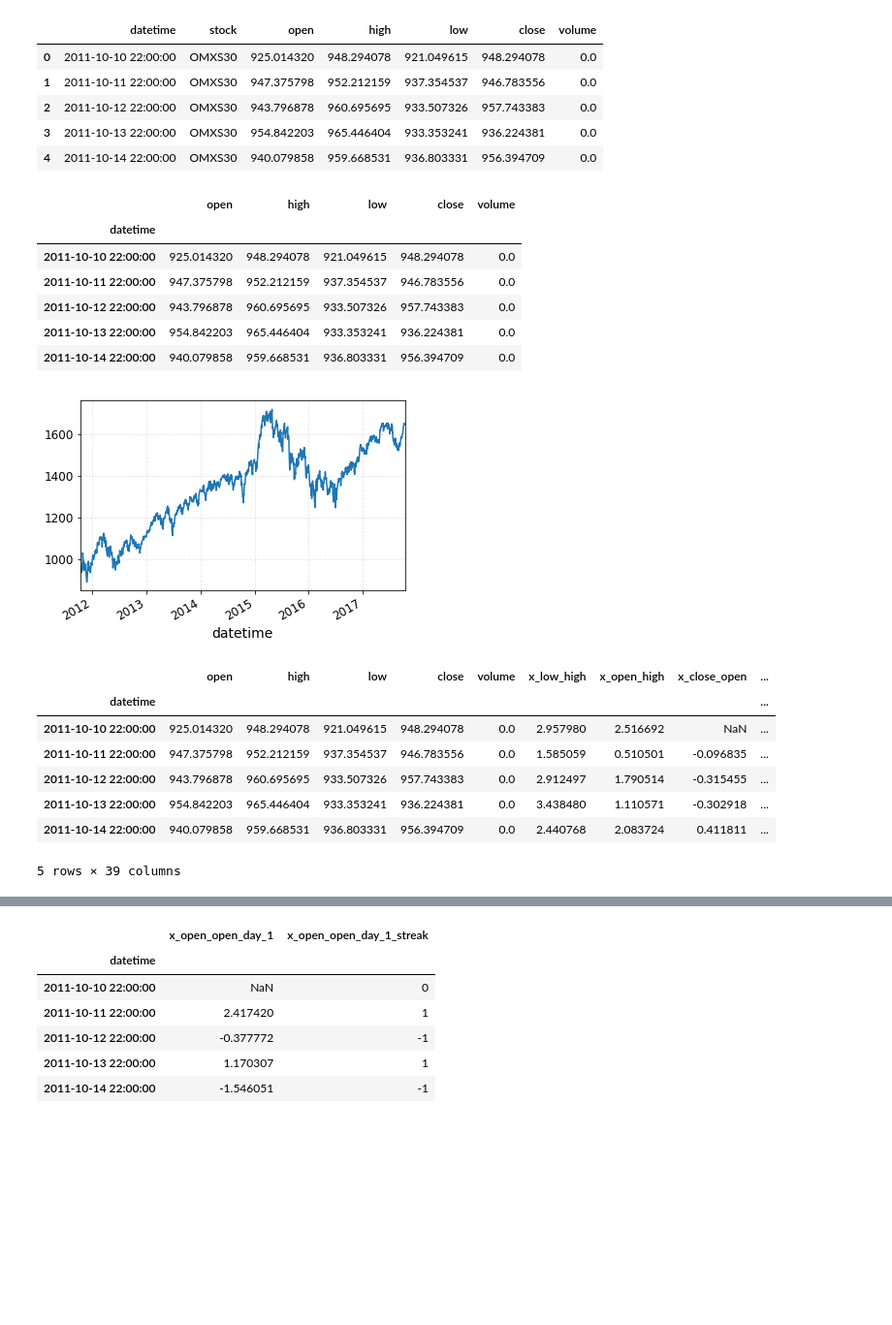
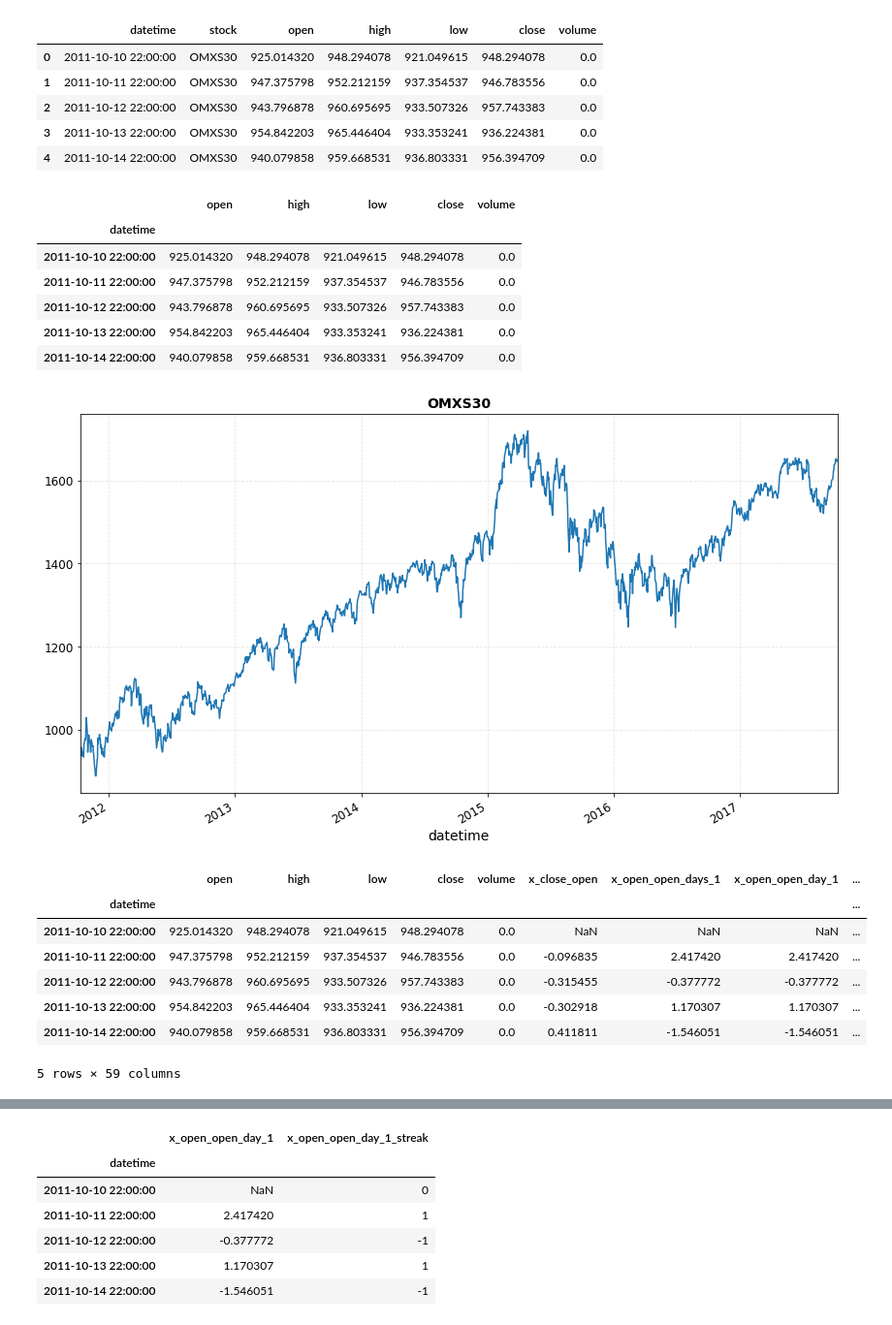
Before and after one commit to Hjartarson/stock-market, a Jupyter notebook: make-report-OMXS30.ipynb, the cells around one changed output, grey strips where cells are left out. Shown: that part at 97% size. Cells and saved outputs as stored; diff of their text form; code cells hidden in the pictures; blank space fills up the shorter version.

```diff
--- a/make-report-OMXS30.ipynb
+++ b/make-report-OMXS30.ipynb
@@ -52,25 +50,23 @@ memory usage: 81.3+ KB
 | 3 | 2011-10-13 22:00:00 | OMXS30 | 954.842203 | 965.446404 | 933.353241 | 936.224381 | 0.0 |
 | 4 | 2011-10-14 22:00:00 | OMXS30 | 940.079858 | 959.668531 | 936.803331 | 956.394709 | 0.0 |
 # %%
+plt.rc('figure', figsize=(14, 8),titlesize=16)
+
 df = df.groupby(['datetime']).sum()
-df['close'].plot(grid=True)
+df['close'].plot(grid=True, title = 'OMXS30')
 df.head()
 # %% [output]
 |  | open | high | low | close | volume |
 | datetime |  |  |  |  |  |
 | 2011-10-10 22:00:00 | 925.014320 | 948.294078 | 921.049615 | 948.294078 | 0.0 |
 | 2011-10-11 22:00:00 | 947.375798 | 952.212159 | 937.354537 | 946.783556 | 0.0 |
 | 2011-10-12 22:00:00 | 943.796878 | 960.695695 | 933.507326 | 957.743383 | 0.0 |
 | 2011-10-13 22:00:00 | 954.842203 | 965.446404 | 933.353241 | 936.224381 | 0.0 |
 | 2011-10-14 22:00:00 | 940.079858 | 959.668531 | 936.803331 | 956.394709 | 0.0 |
-[figure, old version]
+[figure, new version]
 # %%
 # ADD MEASURES
 
-df = df.join(df['high'].div(df['low'])
-                         .sub(1).mul(100).rename('x_low_high'))
-df = df.join(df['high'].div(df['open'])
-                         .sub(1).mul(100).rename('x_open_high'))
 # SHIFT SINGLE
 # open/close.shift(1) = GAP
 # close/close.shift(1) = GAP + DAY CHANGE (WHAT YOU SEE)
@@ -85,10 +81,23 @@ for days in np.arange(1,11):
     df = df.join(df['open'].shift(periods=days-1).div(df['open'].shift(periods=days))
                              .sub(1).mul(100).rename('x_open_open_day_'+str(days)))
 
+for days in np.arange(1,11):
+    # look at at days back total change
+    df = df.join(df['high'].shift(periods=1).div(df['low'].shift(periods=days))
+                             .sub(1).mul(100).rename('x_low_high_days_'+str(days)))
+    # Look at days back daily change
+    df = df.join(df['high'].shift(periods=days).div(df['low'].shift(periods=days))
+                             .sub(1).mul(100).rename('x_low_high_day_'+str(days)))
+
 #PREDICTORS, SHIFT BOTH BACK IN TIME, SEE IN FUTURE
 #GAP FIRST DAY EXCLUDED SINCE CLOSE PRICE INCLUDED IN X (NO TIME TO TRADE)
 # close.shift(-1)/open.shift(1) = NEXT DAY OUTCOME
 # close.shift(-days)/open.shift(1) = NEXT X DAYS OUTCOME
+
+df = df.join(df['high'].div(df['low'])
+                         .sub(1).mul(100).rename('y_low_high'))
+df = df.join(df['high'].div(df['open'])
+                         .sub(1).mul(100).rename('y_open_high'))
 
 for days in np.arange(0,11):
     df = df.join(df['close'].shift(periods=-days).div(df['open'])
@@ -96,11 +105,11 @@ for days in np.arange(0,11):
 
 df.head()
 # %% [output]
-|  | open | high | low | close | volume | x_low_high | x_open_high | x_close_open | ... |
+|  | open | high | low | close | volume | x_close_open | x_open_open_days_1 | x_open_open_day_1 | ... |
 | datetime |  |  |  |  |  |  |  |  | ... |
-| 2011-10-10 22:00:00 | 925.014320 | 948.294078 | 921.049615 | 948.294078 | 0.0 | 2.957980 | 2.516692 | NaN | ... |
-| 2011-10-11 22:00:00 | 947.375798 | 952.212159 | 937.354537 | 946.783556 | 0.0 | 1.585059 | 0.510501 | -0.096835 | ... |
-| 2011-10-12 22:00:00 | 943.796878 | 960.695695 | 933.507326 | 957.743383 | 0.0 | 2.912497 | 1.790514 | -0.315455 | ... |
-| 2011-10-13 22:00:00 | 954.842203 | 965.446404 | 933.353241 | 936.224381 | 0.0 | 3.438480 | 1.110571 | -0.302918 | ... |
-| 2011-10-14 22:00:00 | 940.079858 | 959.668531 | 936.803331 | 956.394709 | 0.0 | 2.440768 | 2.083724 | 0.411811 | ... |
+| 2011-10-10 22:00:00 | 925.014320 | 948.294078 | 921.049615 | 948.294078 | 0.0 | NaN | NaN | NaN | ... |
+| 2011-10-11 22:00:00 | 947.375798 | 952.212159 | 937.354537 | 946.783556 | 0.0 | -0.096835 | 2.417420 | 2.417420 | ... |
+| 2011-10-12 22:00:00 | 943.796878 | 960.695695 | 933.507326 | 957.743383 | 0.0 | -0.315455 | -0.377772 | -0.377772 | ... |
+| 2011-10-13 22:00:00 | 954.842203 | 965.446404 | 933.353241 | 936.224381 | 0.0 | -0.302918 | 1.170307 | 1.170307 | ... |
+| 2011-10-14 22:00:00 | 940.079858 | 959.668531 | 936.803331 | 956.394709 | 0.0 | 0.411811 | -1.546051 | -1.546051 | ... |
-5 rows × 39 columns
+5 rows × 59 columns
```
Also changed, not shown: parts of 16 cells of this notebook, 4 other files.
